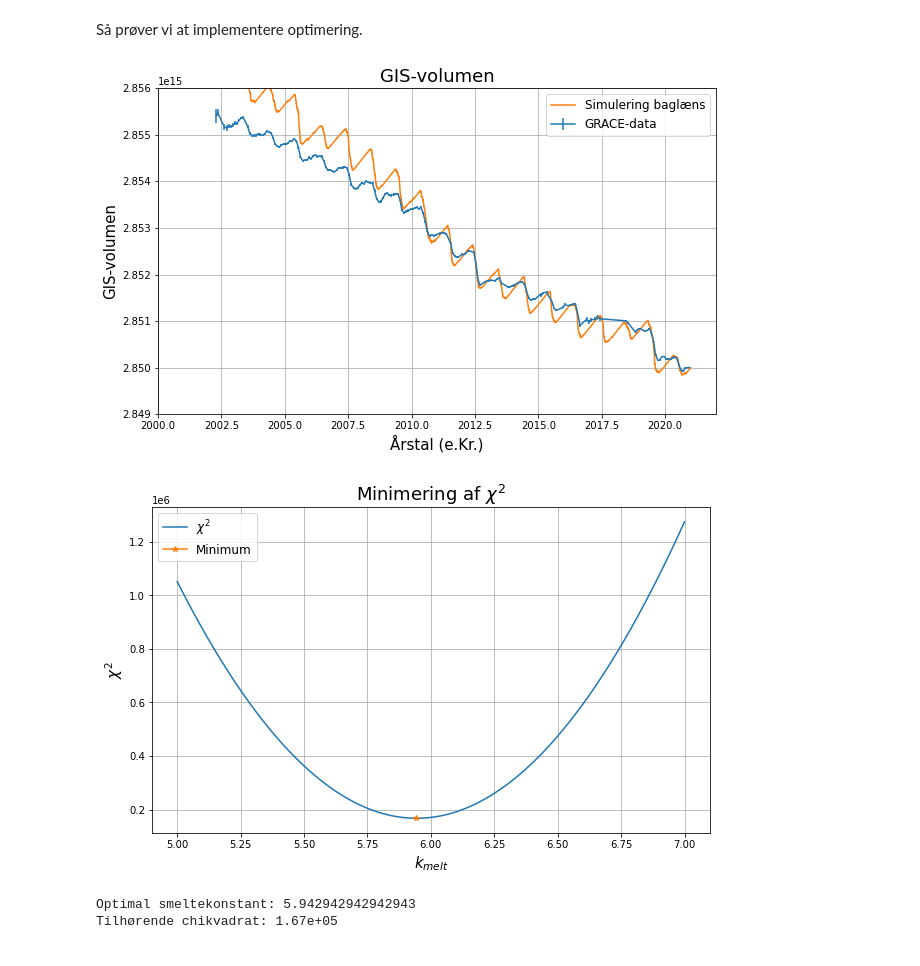
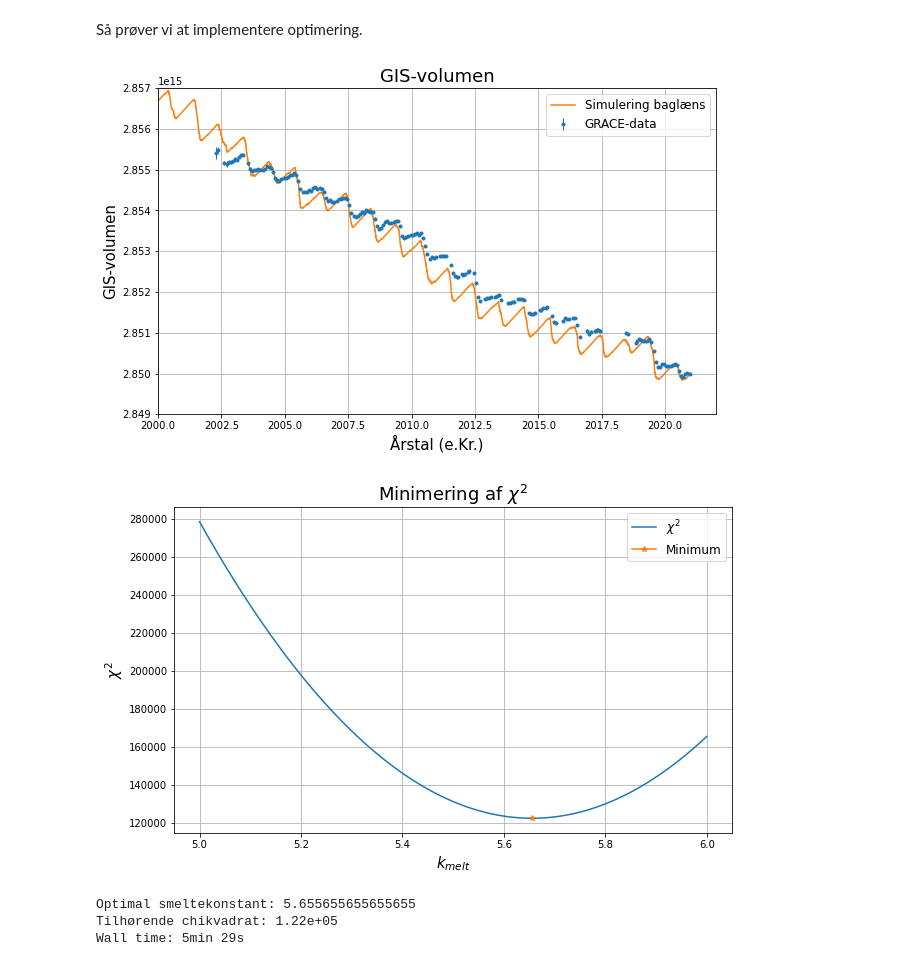
Before and after one commit to jeppegrejs/CASK, a Jupyter notebook: Anne/Baglæns simulering m. konstant akk.-rate og chikvadrat.ipynb, the cells around one changed output. Drawn from its saved outputs; the diff is of its cells as text; code cells hidden in the pictures.

```diff
--- a/Anne/Baglæns simulering m. konstant akk.-rate og chikvadrat.ipynb
+++ b/Anne/Baglæns simulering m. konstant akk.-rate og chikvadrat.ipynb
@@ -67,8 +69,15 @@ def simulering(k_melt):
     # Interpolation
     v_inter_sim = np.interp(år_grace, time_Ilul[time_Ilul>=år_grace[0]], v_list[:len(time_Ilul[time_Ilul>=år_grace[0]])])
 
+    # Gennemsnit
+    v_grace_ny = v_grace-np.mean(v_grace)
+    v_sim_ny = v_inter_sim-np.mean(v_inter_sim)
+    #plt.plot(np.flip(år_grace), v_sim_ny)
+    #plt.plot(år_grace, v_grace_ny)
+    #plt.show()
+
     # Chikvadrat
-    chi2 = np.sum(((v_inter_sim-np.flip(v_grace))/np.flip(err_v_grace))**2)
+    chi2 = np.sum(((v_sim_ny-np.flip(v_grace_ny))/np.flip(err_v_grace))**2)
     return chi2, v_list
 # %% [markdown]
 Så prøver vi at implementere optimering.
@@ -84,10 +93,10 @@ def optimering(gæt_start, gæt_slut, antal_forsøg):
 
     # Plotting
     plt.figure(figsize = (10,6))
-    plt.errorbar(år_grace, v_grace, yerr = err_v_grace, label = 'GRACE-data')
+    plt.errorbar(år_grace, v_grace, yerr = err_v_grace, fmt = '.', elinewidth = 1, label = 'GRACE-data')
     plt.plot(np.flip(time_Ilul), simulering(k_melt)[1], label = 'Simulering baglæns') # Tiden er vendt om, fordi volumensimuleringen er kørt fra nutid mod fortid.
     plt.xlim(2000,2022)
-    plt.ylim(2.849*10**15, 2.856*10**15)
+    plt.ylim(2.849*10**15, 2.857*10**15)
     plt.xlabel('Årstal (e.Kr.)', fontsize = 15)
     plt.ylabel('GIS-volumen', fontsize = 15)
     plt.title('GIS-volumen', fontsize = 18)
@@ -98,22 +107,24 @@ def optimering(gæt_start, gæt_slut, antal_forsøg):
 
     return konstanter_list, chi_list, k_melt, chi2
 # %%
+%%time
 # Her bruges optimeringsfunktionen til at give os den optimale k_melt inden for et angivet interval.
-konstanter_list, chi_list, k_melt, chi2  = optimering(5, 7, 1000)
+konstanter_list, chi_list, k_melt, chi2  = optimering(5, 6, 1000)
 
 plt.figure(figsize = (10,6))
 plt.plot(konstanter_list, chi_list, label = r'$\chi^2$')
 plt.plot(k_melt, chi2, marker = '*', label = 'Minimum')
 plt.title(r'Minimering af $\chi^2$', fontsize = 18)
 plt.xlabel(r'$k_{melt}$', fontsize = 15)
 plt.ylabel(r'$\chi^2$', fontsize = 15)
 plt.grid()
 plt.legend(fontsize = 12)
 plt.show()
 print('Optimal smeltekonstant:', k_melt)
 print('Tilhørende chikvadrat:', f'{chi2:.3}')
 # %% [output]
-[figure, old version]
+[figure, new version]
-[figure, old version]
+[figure, new version]
-Optimal smeltekonstant: 5.942942942942943
-Tilhørende chikvadrat: 1.67e+05
+Optimal smeltekonstant: 5.655655655655655
+Tilhørende chikvadrat: 1.22e+05
+Wall time: 5min 29s
```
Also changed, not shown: parts of 2 cells of this notebook.
